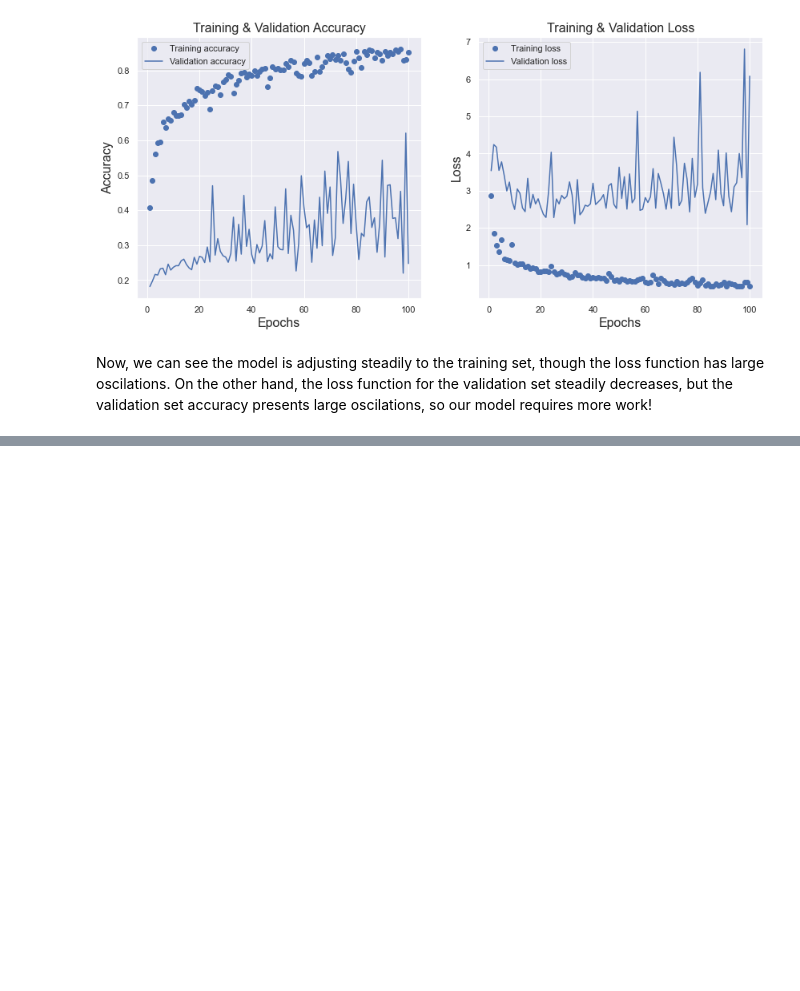
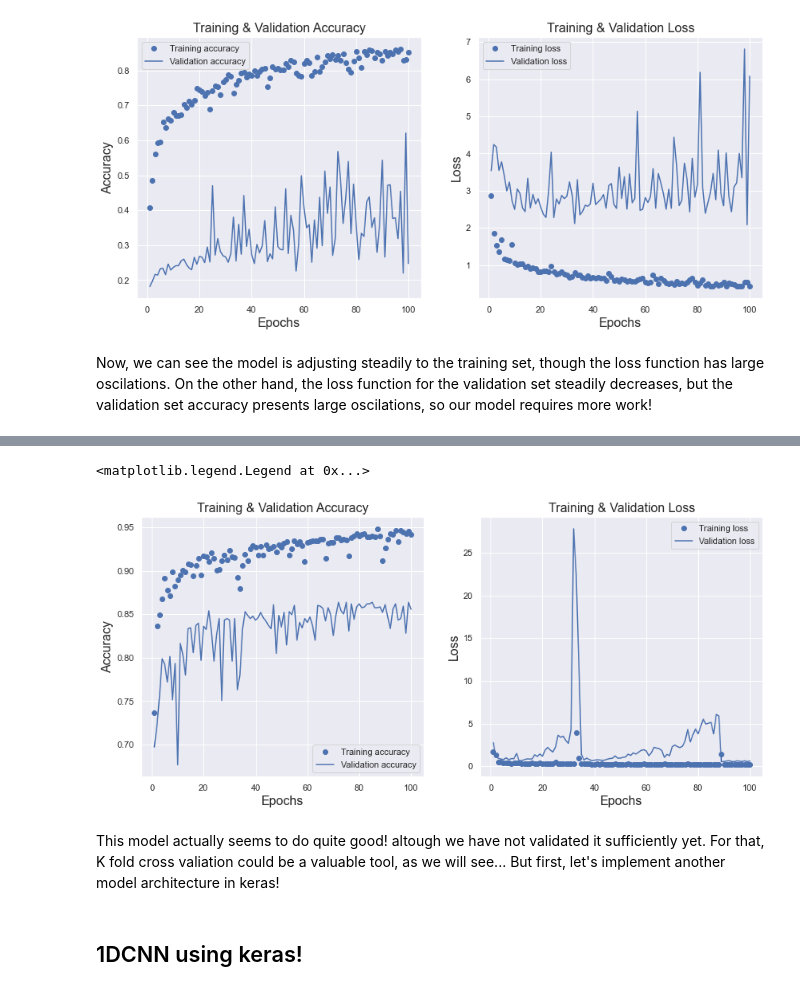
Before and after one commit to itsjjaavii/Memoria-White-Dwarfs, a Jupyter notebook: WDClassificationPrimer/model_testingv1.ipynb, the cells around one changed output, grey strips where cells are left out. Cells and saved outputs as stored; diff of their text form; code cells hidden in the pictures; blank space fills up the shorter version.

```diff
--- a/WDClassificationPrimer/model_testingv1.ipynb
+++ b/WDClassificationPrimer/model_testingv1.ipynb
@@ -182,0 +256,34 @@ Now, we can see the model is adjusting steadily to the training set, though the
+# %%
+history_dict = history.history
+loss_values = history_dict['loss']
+val_loss_values = history_dict['val_loss']
+accuracy = history_dict['accuracy']
+val_accuracy = history_dict['val_accuracy']
+
+epochs = range(1, len(loss_values) + 1)
+fig, ax = plt.subplots(1, 2, figsize=(14, 6))
+#
+# Plot the model accuracy vs Epochs
+#
+ax[0].plot(epochs, accuracy, 'bo', label='Training accuracy')
+ax[0].plot(epochs, val_accuracy, 'b', label='Validation accuracy')
+ax[0].set_title('Training & Validation Accuracy', fontsize=16)
+ax[0].set_xlabel('Epochs', fontsize=16)
+ax[0].set_ylabel('Accuracy', fontsize=16)
+ax[0].legend()
+#
+# Plot the loss vs Epochs
+#
+ax[1].plot(epochs, loss_values, 'bo', label='Training loss')
+ax[1].plot(epochs, val_loss_values, 'b', label='Validation loss')
+ax[1].set_title('Training & Validation Loss', fontsize=16)
+ax[1].set_xlabel('Epochs', fontsize=16)
+ax[1].set_ylabel('Loss', fontsize=16)
+ax[1].legend()
+# %% [output]
+<matplotlib.legend.Legend at 0x...>
+[figure, added]
+# %% [markdown]
+This model actually seems to do quite good! altough we have not validated it sufficiently yet. For that, K fold cross valiation could be a valuable tool, as we will see... But first, let's implement another model architecture in keras!
+# %% [markdown]
+## 1DCNN using keras!
```
Also changed, not shown: parts of 22 cells of this notebook.
